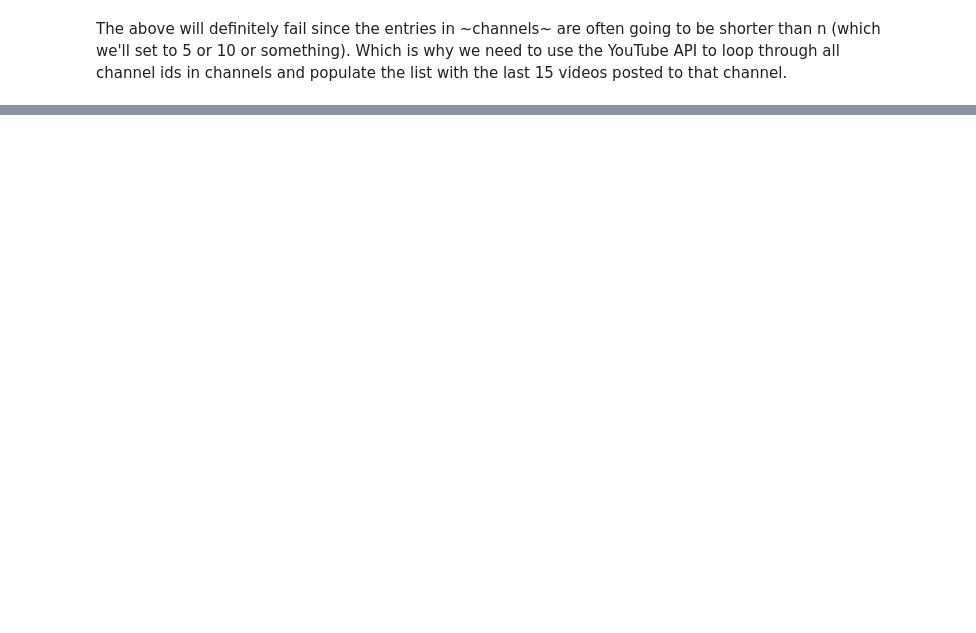
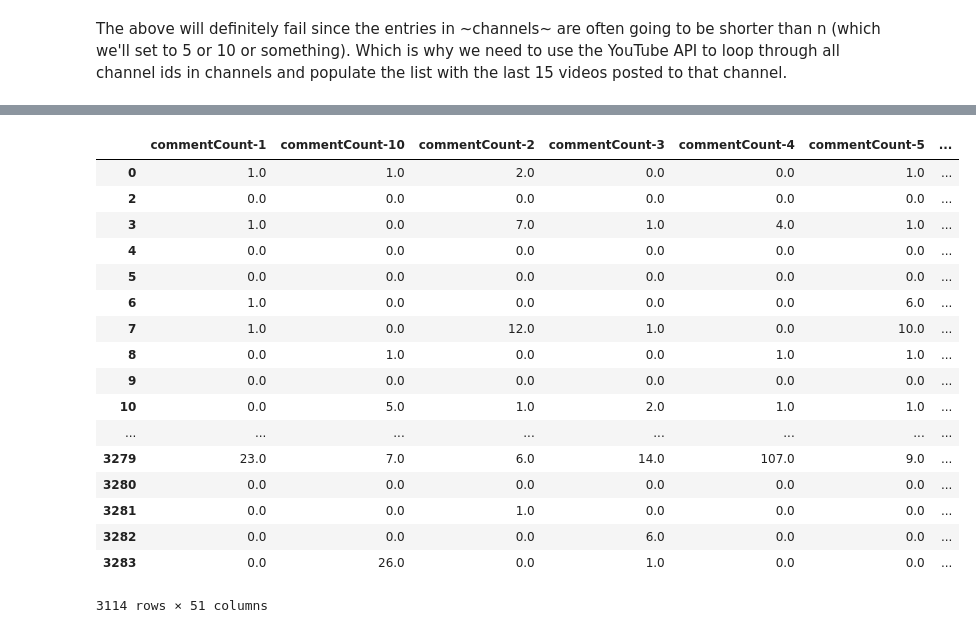
Before and after one commit to jfbraatz/YouTube-Views-Predictor, a Jupyter notebook: progress/Data Exploration.ipynb, the cells around one changed output, grey strips where cells are left out. Saved outputs shown, nothing was run; the diff lists cells and outputs as text; code cells hidden in the pictures; blank space fills up the shorter version.

```diff
--- a/progress/Data Exploration.ipynb
+++ b/progress/Data Exploration.ipynb
@@ -115,0 +240,23 @@ df['Channel Id'][0]
+# %%
+df = df.dropna()
+# %%
+df
+# %% [output]
+|  | commentCount-1 | commentCount-10 | commentCount-2 | commentCount-3 | commentCount-4 | commentCount-5 | ... |
+| 0 | 1.0 | 1.0 | 2.0 | 0.0 | 0.0 | 1.0 | ... |
+| 2 | 0.0 | 0.0 | 0.0 | 0.0 | 0.0 | 0.0 | ... |
+| 3 | 1.0 | 0.0 | 7.0 | 1.0 | 4.0 | 1.0 | ... |
+| 4 | 0.0 | 0.0 | 0.0 | 0.0 | 0.0 | 0.0 | ... |
+| 5 | 0.0 | 0.0 | 0.0 | 0.0 | 0.0 | 0.0 | ... |
+| 6 | 1.0 | 0.0 | 0.0 | 0.0 | 0.0 | 6.0 | ... |
+| 7 | 1.0 | 0.0 | 12.0 | 1.0 | 0.0 | 10.0 | ... |
+| 8 | 0.0 | 1.0 | 0.0 | 0.0 | 1.0 | 1.0 | ... |
+| 9 | 0.0 | 0.0 | 0.0 | 0.0 | 0.0 | 0.0 | ... |
+| 10 | 0.0 | 5.0 | 1.0 | 2.0 | 1.0 | 1.0 | ... |
+| ... | ... | ... | ... | ... | ... | ... | ... |
+| 3279 | 23.0 | 7.0 | 6.0 | 14.0 | 107.0 | 9.0 | ... |
+| 3280 | 0.0 | 0.0 | 0.0 | 0.0 | 0.0 | 0.0 | ... |
+| 3281 | 0.0 | 0.0 | 1.0 | 0.0 | 0.0 | 0.0 | ... |
+| 3282 | 0.0 | 0.0 | 0.0 | 6.0 | 0.0 | 0.0 | ... |
+| 3283 | 0.0 | 26.0 | 0.0 | 1.0 | 0.0 | 0.0 | ... |
+3114 rows × 51 columns
```
Also changed, not shown: parts of 16 cells of this notebook, 1 other file.
